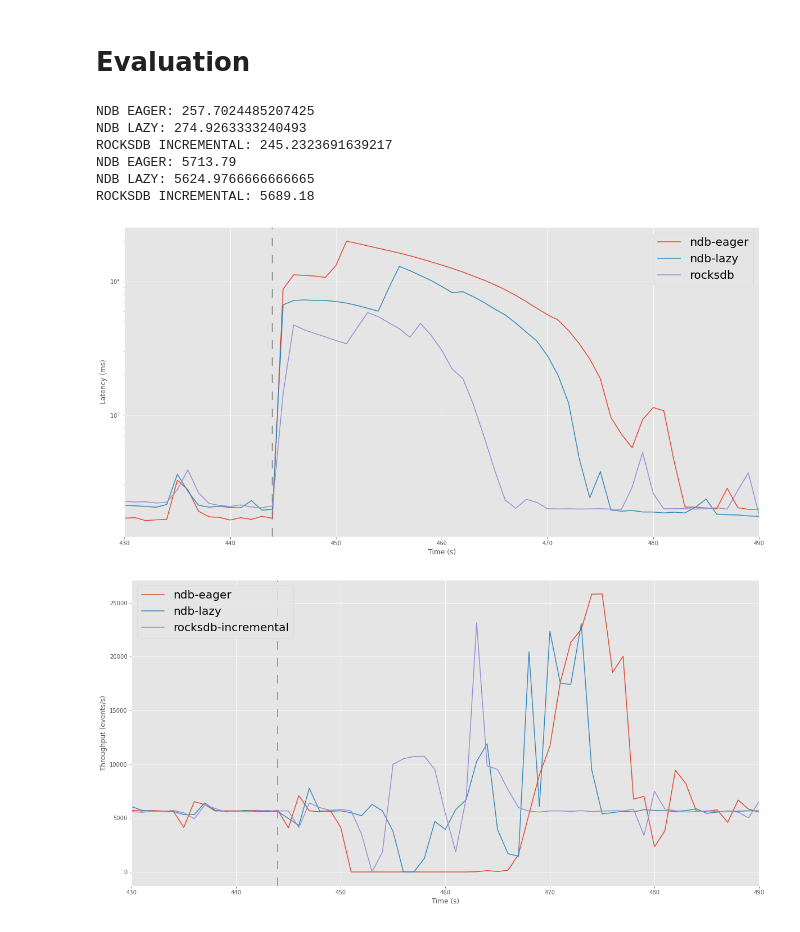
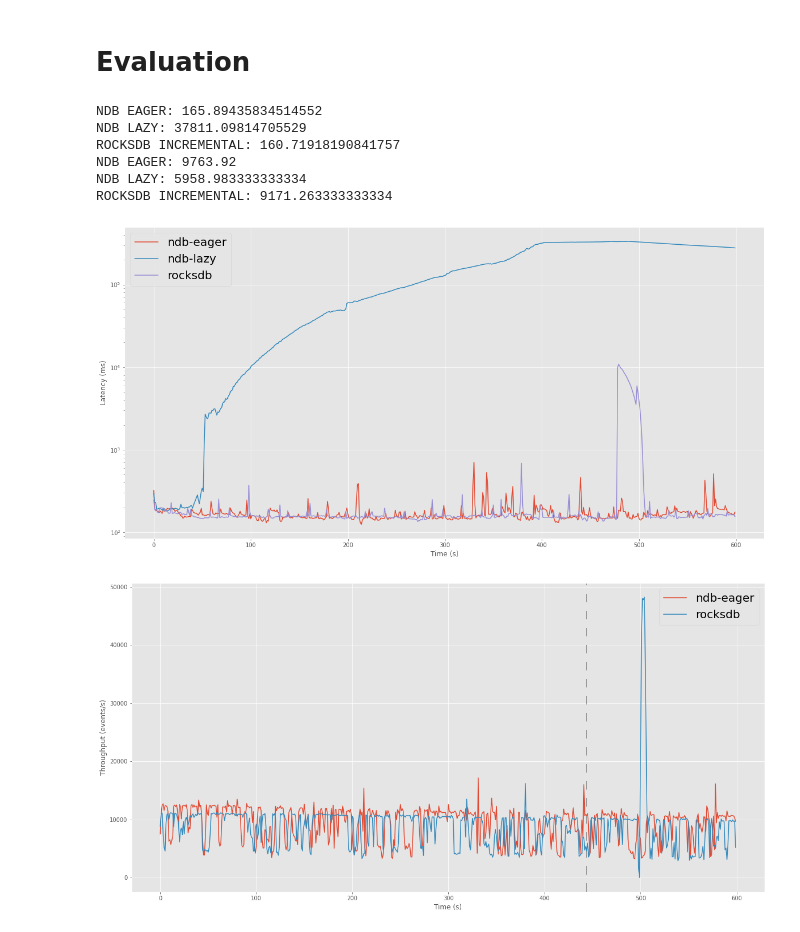
Before and after one commit to ChristopherGustafson/statefun-ndb-benchmark, a Jupyter notebook: evaluator/evaluator-general.ipynb, the cells around one changed output. Cells and saved outputs as stored; diff of their text form; code cells hidden in the pictures.

Commit message:
Benchmark tweaks

```diff
--- a/evaluator/evaluator-general.ipynb
+++ b/evaluator/evaluator-general.ipynb
@@ -7,9 +7,9 @@ import pandas as pd
 import matplotlib.pyplot as plt
 # %%
 # Settings
-ndb_eager_filepath = '/media/farah/ce8e52bc-a47a-4fb7-b504-390efd9006ff/christopher/benchmark-data/18-05-2022_10:06/rocksdb-eager-1-workers-remote-1000.json'
-ndb_lazy_filepath = '/media/farah/ce8e52bc-a47a-4fb7-b504-390efd9006ff/christopher/benchmark-data/18-05-2022_10:06/rocksdb-eager-1-workers-remote-1000.json'
-rocksdb_filepath = '/media/farah/ce8e52bc-a47a-4fb7-b504-390efd9006ff/christopher/benchmark-data/18-05-2022_10:06/rocksdb-eager-1-workers-remote-1000.json'
+ndb_eager_filepath = '/home/christopher/Workspace/statefun-ndb-benchmark/output-data/24-05-2022_14:57/rocksdb-eager-3-workers-embedded-16000.json'
+ndb_lazy_filepath = '/home/christopher/Workspace/statefun-ndb-benchmark/output-data/23-05-2022_12:49/rocksdb-lazy-3-workers-embedded-8000.json'
+rocksdb_filepath = '/home/christopher/Workspace/statefun-ndb-benchmark/output-data/24-05-2022_16:18/rocksdb-eager-3-workers-embedded-12000.json'
 #rocksdb_full_filepath = '/media/farah/ce8e52bc-a47a-4fb7-b504-390efd9006ff/christopher/benchmark-data/17-05-2022_13:38/rocksdb-eager-3-workers-embedded-8000.json'
 
 # rocksdb_filepath = ndb_filepath
@@ -30,8 +30,8 @@ ndb_lazy_df = pd.read_json(ndb_lazy_filepath, lines=True)
 initial_timestamp = ndb_lazy_df["inputKafkaTimestamp"].min()
 ndb_lazy_df["latency"] = ndb_lazy_df["outputKafkaTimestamp"] - ndb_lazy_df["inputKafkaTimestamp"]
 # Start time of event in seconds, counted from initial event, convert to int to create 1 second buckets
-ndb_lazy_df["startTimeBucket"] = ((ndb_lazy_df["inputKafkaTimestamp"] - initial_timestamp)/1000).astype(int)+4
-ndb_lazy_df["endTimeBucket"] = ((ndb_lazy_df["outputKafkaTimestamp"] - initial_timestamp)/1000).astype(int)+4
+ndb_lazy_df["startTimeBucket"] = ((ndb_lazy_df["inputKafkaTimestamp"] - initial_timestamp)/1000).astype(int)
+ndb_lazy_df["endTimeBucket"] = ((ndb_lazy_df["outputKafkaTimestamp"] - initial_timestamp)/1000).astype(int)
 ndb_lazy_df["startTimeBucketTen"] = (ndb_lazy_df["startTimeBucket"]/10)*10
 ndb_lazy_df["endTimeBucketTen"] = (ndb_lazy_df["endTimeBucket"]/10)*10
 
@@ -68,12 +68,12 @@ print("NDB LAZY: " + str(len(ndb_lazy_df[ndb_lazy_df["startTimeBucket"] < 300].i
 print("ROCKSDB INCREMENTAL: " + str(len(rocksdb_df[rocksdb_df["startTimeBucket"] < 300].index)/300))
 #print("ROCKSDB FULL: " + str(len(rocksdb_full_df[rocksdb_full_df["startTimeBucket"] < 300].index)/300))
 # %% [output]
-NDB EAGER: 257.7024485207425
-NDB LAZY: 274.9263333240493
-ROCKSDB INCREMENTAL: 245.2323691639217
-NDB EAGER: 5713.79
-NDB LAZY: 5624.9766666666665
-ROCKSDB INCREMENTAL: 5689.18
+NDB EAGER: 165.89435834514552
+NDB LAZY: 37811.09814705529
+ROCKSDB INCREMENTAL: 160.71918190841757
+NDB EAGER: 9763.92
+NDB LAZY: 5958.983333333334
+ROCKSDB INCREMENTAL: 9171.263333333334
 # %%
 # Plot styling
 plt.style.use('ggplot')
@@ -93,6 +93,8 @@ x_max = max(ndb_max, rocksdb_max)
 #plt.xlim(430, 490)
 #plt.xticks(np.arange(0, x_max, 10.0))
 
+
+#plt.xlim(450, 510)
 
 # Data plotting
 p = ndb_eager_df.groupby("startTimeBucket")["latency"].mean()
@@ -111,9 +113,9 @@ plt.plot(p, label="rocksdb")
 #plt.plot(p, label="rocksdb-full")
 
 plt.legend(prop={'size': 20})
-plt.savefig("/home/farah/Workspace/statefun-ndb-benchmark/evaluator/figures/latency")
+plt.savefig("/home/christopher/Workspace/statefun-ndb-benchmark/evaluator/figures/latency")
 # %% [output]
-[figure, old version]
+[figure, new version]
 # %%
 # Throughput plot
 plt.figure(figsize=(20, 10))
@@ -121,35 +123,35 @@ plt.ylabel("Throughput (events/s)")
 plt.xlabel("Time (s)")
 
 # Set x limits from 0 to max to have plot span to the edges of the figure
 ndb_max = ndb_eager_df["endTimeBucket"].max()
 rocksdb_max = rocksdb_df["endTimeBucket"].max()
 x_max = max(ndb_max, rocksdb_max)
 
-#plt.xlim(430, 490)
+#plt.xlim(490, 540)
 
 # Add line when failure happens
 plt.axvline(x=444, color="grey", dashes=(10.0, 10.0))
 
 
 # Data plotting
 p = ndb_eager_df.groupby("endTimeBucket")["latency"].count()
 p = p.reindex(range(0, x_max), fill_value=0)
 plt.plot(p, label="ndb-eager")
 
 p = ndb_lazy_df.groupby("endTimeBucket")["latency"].count()
 p = p.reindex(range(0, x_max), fill_value=0)
-plt.plot(p, label="ndb-lazy")
+#plt.plot(p, label="ndb-lazy")
 
 p = rocksdb_df.groupby("endTimeBucket")["latency"].count()
 p = p.reindex(range(0, x_max), fill_value=0)
-plt.plot(p, label="rocksdb-incremental")
+plt.plot(p, label="rocksdb")
 
 #p = rocksdb_full_df.groupby("endTimeBucket")["latency"].count()
 #p = p.reindex(range(0, x_max), fill_value=0)
 #plt.plot(p, label="rocksdb-full")
 
 plt.legend(prop={'size': 20})
 
-plt.savefig("/home/farah/Workspace/statefun-ndb-benchmark/evaluator/figures/throughput.png")
+plt.savefig("/home/christopher/Workspace/statefun-ndb-benchmark/evaluator/figures/throughput.png")
 # %% [output]
-[figure, old version]
+[figure, new version]
```
Also changed, not shown: 8 other files.
